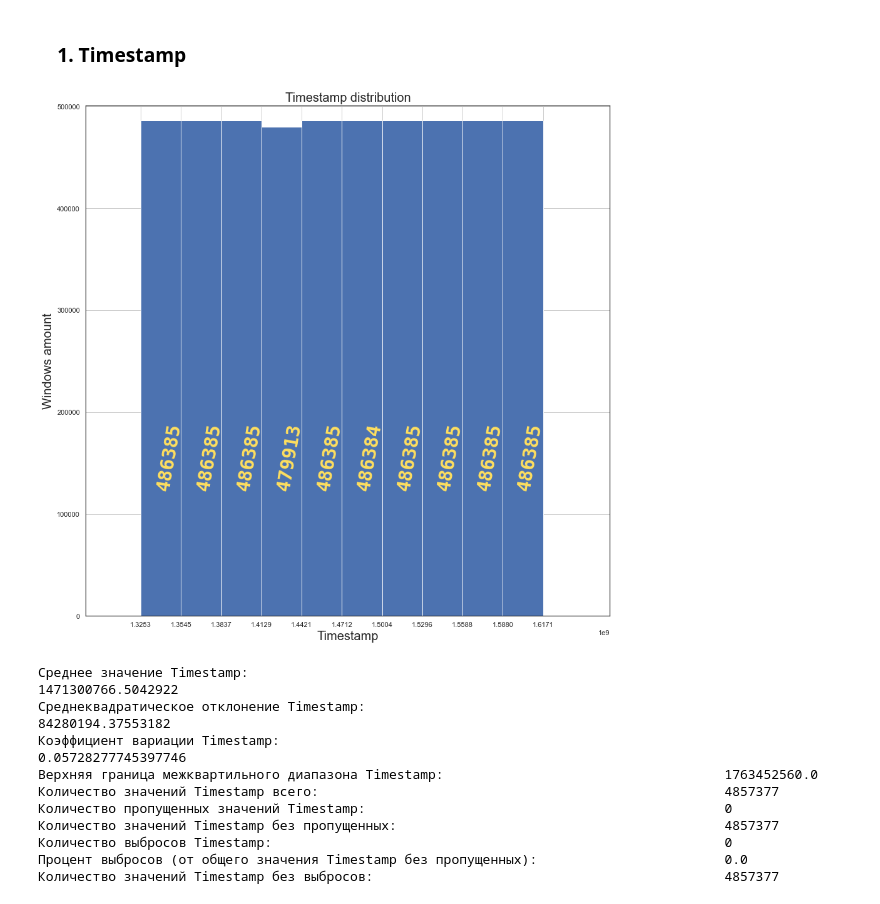
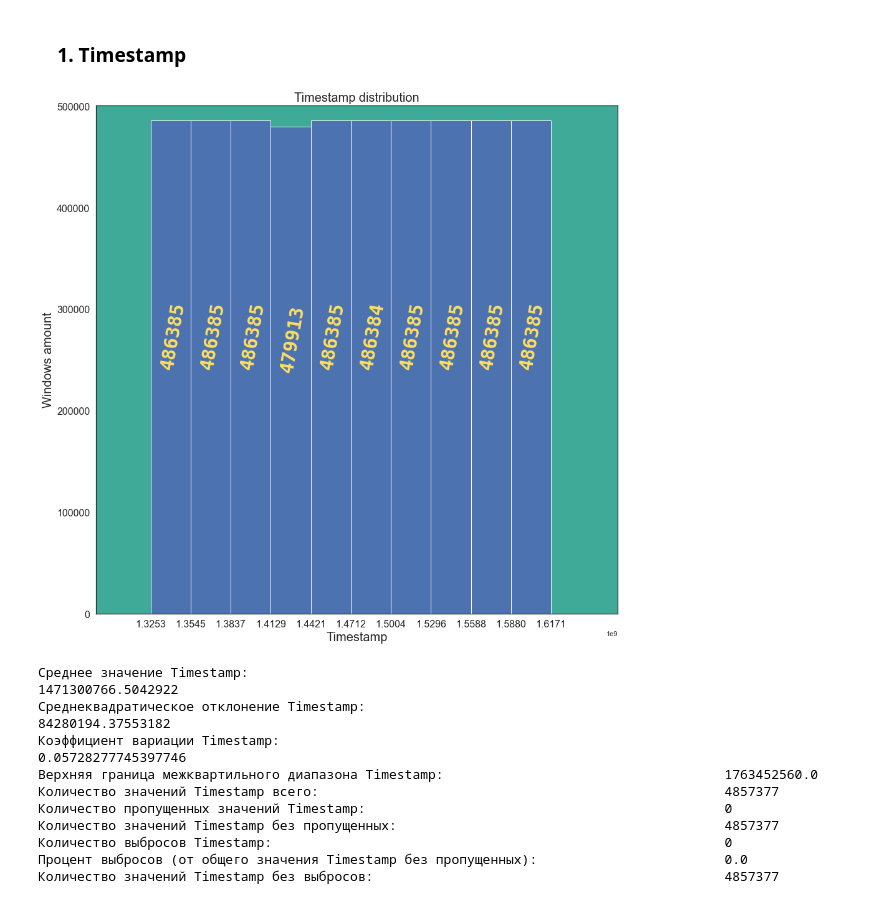
Before and after one commit to Xofrio/MachineLearning, a Jupyter notebook: Lab1/Lab1, 9893, Белов А. А..ipynb, the cells around one changed output. Drawn from its saved outputs; the diff is of its cells as text; code cells hidden in the pictures.

```diff
--- a/Lab1/Lab1, 9893, Белов А. А..ipynb
+++ b/Lab1/Lab1, 9893, Белов А. А..ipynb
@@ -85,47 +105,52 @@ df = pd.read_csv('bitstampUSD_1-min_data_2012-01-01_to_2021-03-31.csv')
 # %% [markdown]
 ### &emsp;1. Timestamp
 # %%
-mean_timestamp = df['Timestamp'].mean()
-sd_timestamp = df['Timestamp'].std(ddof=1)
-b_u_timestamp = 2.5 * df['Timestamp'].quantile(0.75) - 1.5 * df['Timestamp'].quantile(0.25)
-min_timestamp = df['Timestamp'].min()
+mean_timestamp = df[df.keys()[0]].mean()
+sd_timestamp = df[df.keys()[0]].std(ddof=1)
+b_u_timestamp = 2.5 * df[df.keys()[0]].quantile(0.75) - 1.5 * df[df.keys()[0]].quantile(0.25)
+min_timestamp = df[df.keys()[0]].min()
 left_border_timestamp = min_timestamp * 0.97
-max_timestamp = df['Timestamp'].max()
+max_timestamp = df[df.keys()[0]].max()
 right_border_timestamp = max_timestamp * 1.03
 interval_timestamp = (max_timestamp - min_timestamp) / 10
-maximum_timestamp = len(df[df['Timestamp'] <= min_timestamp + interval_timestamp])
+maximum_timestamp = len(df[df[df.keys()[0]] <= min_timestamp + interval_timestamp])
 amounts_timestamp = [maximum_timestamp]
 for i in range (1, 10):
-    possible_max = len(df[(df['Timestamp'] > min_timestamp + i * interval_timestamp)
-                        & (df['Timestamp'] <= min_timestamp + (i + 1) * interval_timestamp)])
+    possible_max = len(df[(df[df.keys()[0]] > min_timestamp + i * interval_timestamp)
+                        & (df[df.keys()[0]] <= min_timestamp + (i + 1) * interval_timestamp)])
     amounts_timestamp.append(possible_max)
     if maximum_timestamp < possible_max:
         maximum_timestamp = possible_max
 ceil_timestamp = maximum_timestamp * 1.03
-amount_timestamp = len(df['Timestamp'])
-amount_na_timestamp = df['Timestamp'].isna().sum()
-amount_filled_timestamp = len(df['Timestamp']) - amount_na_timestamp
-outliers_amount_timestamp = len(df[df['Timestamp'] > b_u_timestamp])
+amount_timestamp = len(df[df.keys()[0]])
+amount_na_timestamp = df[df.keys()[0]].isna().sum()
+amount_filled_timestamp = len(df[df.keys()[0]]) - amount_na_timestamp
+outliers_amount_timestamp = len(df[df[df.keys()[0]] > b_u_timestamp])
 outliers_percent_timestamp = outliers_amount_timestamp * 100 / amount_filled_timestamp
-non_outliers_amount_timestamp = len(df[df['Timestamp'] <= b_u_timestamp])
+non_outliers_amount_timestamp = len(df[df[df.keys()[0]] <= b_u_timestamp])
 c_v_timestamp = sd_timestamp / mean_timestamp
 
 plt.axis([left_border_timestamp, right_border_timestamp, 0, ceil_timestamp])
-plt.xticks([min_timestamp, interval_timestamp + min_timestamp, 2 * interval_timestamp + min_timestamp,
-            3 * interval_timestamp + min_timestamp, 4 * interval_timestamp + min_timestamp,
-            5 * interval_timestamp + min_timestamp, 6 * interval_timestamp + min_timestamp,
-            7 * interval_timestamp + min_timestamp, 8 * interval_timestamp + min_timestamp,
-            9 * interval_timestamp + min_timestamp, 10 * interval_timestamp + min_timestamp])
-plt.xlabel('Timestamp', font_label)
+ticks_timestamp = [min_timestamp]
+for i in range (1, 11):
+    ticks_timestamp.append(i * interval_timestamp + min_timestamp)
+plt.xticks(fontsize=16)
+plt.yticks(fontsize=16)
+plt.xticks(ticks_timestamp)
+plt.xlabel(df.keys()[0], font_label)
 plt.ylabel('Windows amount', font_label)
-plt.title('Timestamp distribution', font_label)
+plt.title(df.keys()[0] + ' distribution', font_label)
+plt.gca().add_patch(patches.Rectangle((0, 0), b_u_timestamp, ceil_timestamp, color='#3FAA98'))
 for i in range (0, 10):
-        plt.gca().text((2 * min_timestamp + (2 * i + 1) * interval_timestamp) / 2.007,
-                       ceil_timestamp / 4, amounts_timestamp[i], amount_text, rotation=80)
+        plt.gca().text((2 * min_timestamp + (2 * i + 0.7) * interval_timestamp) / 2.007,
+                       amounts_timestamp[i] / 2,
+                       amounts_timestamp[i],
+                       amount_text,
+                       rotation=80)
 plt.grid(True)
-plt.hist(df['Timestamp']);
+plt.hist(df[df.keys()[0]]);
 # %% [output]
-[figure, old version]
+[figure, new version]
 # %%
 print(f'Среднее значение Timestamp:\t\t\t\t\t\t\t\t{mean_timestamp}\n'
 f'Среднеквадратическое отклонение Timestamp:\t\t\t\t\t\t{sd_timestamp}\n'
```
Also changed, not shown: parts of 29 cells of this notebook.
